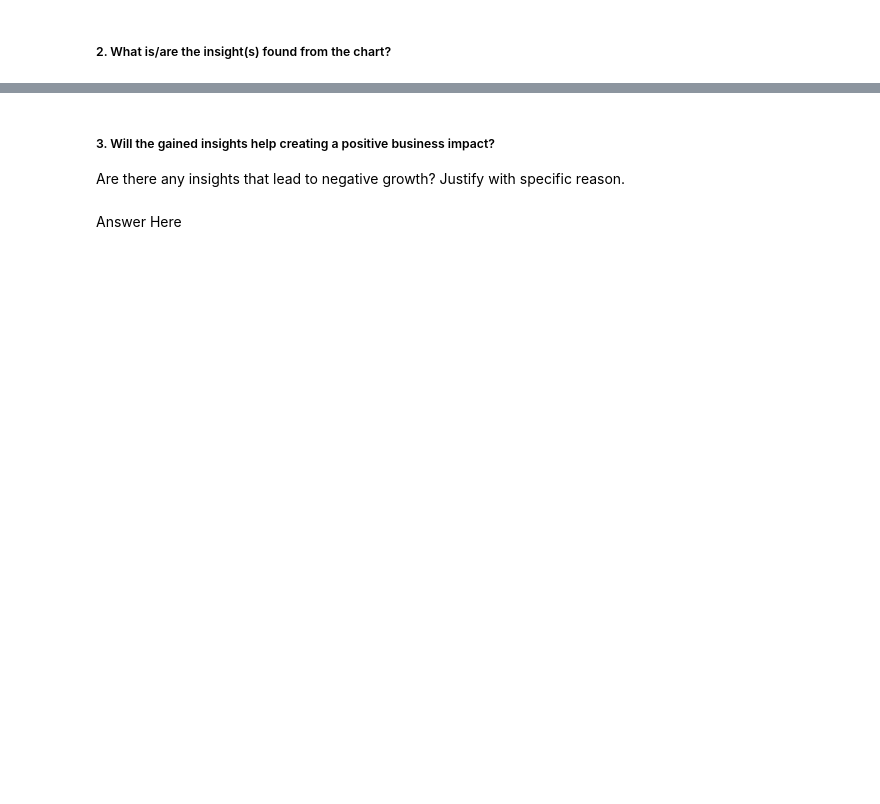
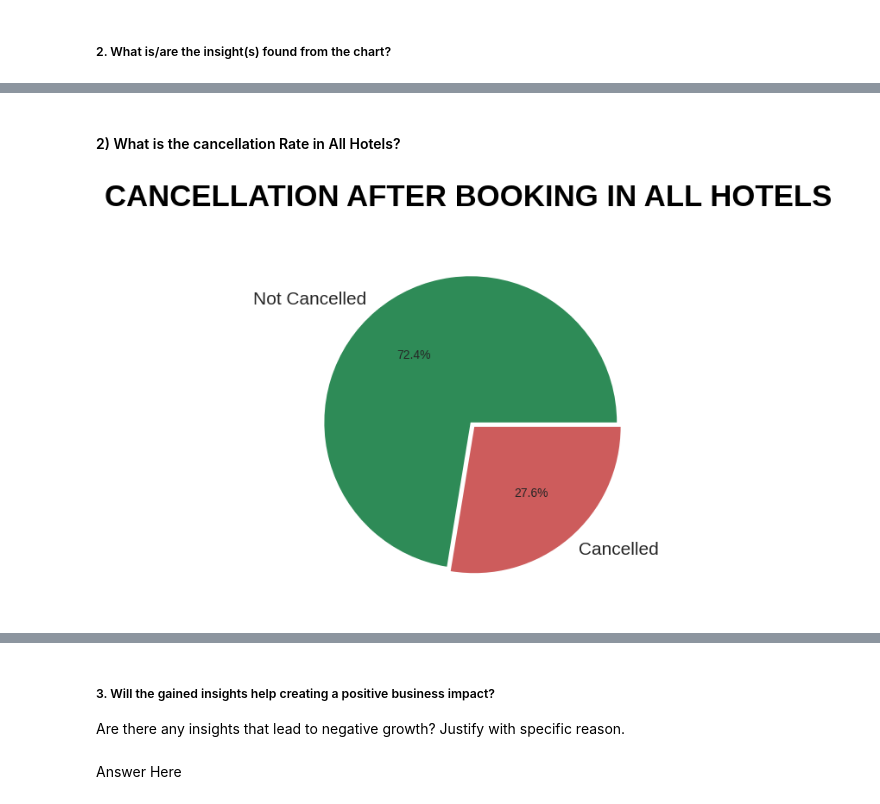
Before and after one commit to hkv-code/EDA-Hotel_Booking_Analysis, a Jupyter notebook: Hotel_Bookings_Analysis.ipynb, the cells around one changed output, grey strips where cells are left out. Cells and saved outputs as stored; diff of their text form; code cells hidden in the pictures; blank space fills up the shorter version.

```diff
--- a/Hotel_Bookings_Analysis.ipynb
+++ b/Hotel_Bookings_Analysis.ipynb
@@ -378,0 +401,18 @@ Answer Here
+# %% [markdown]
+#### 2) What is the cancellation Rate in All Hotels?
+# %%
+# Count the frequency of each category
+category_counts = df['is_canceled'].value_counts()
+
+# Get the category labels and their corresponding frequencies
+labels = ['Not Cancelled', 'Cancelled']
+colors = ['seagreen', 'indianred']
+frequencies = category_counts.values
+
+# Plot the pie chart
+plt.pie(frequencies, labels=labels, colors = colors, autopct='%1.1f%%',explode=[0.02, 0.02], shadow = False)
+
+# Add a title
+plt.title('CANCELLATION AFTER BOOKING IN ALL HOTELS ', pad = 30, color = 'Black');
+# %% [output]
+[figure, added]
```
Also changed, not shown: parts of 519 cells of this notebook.
